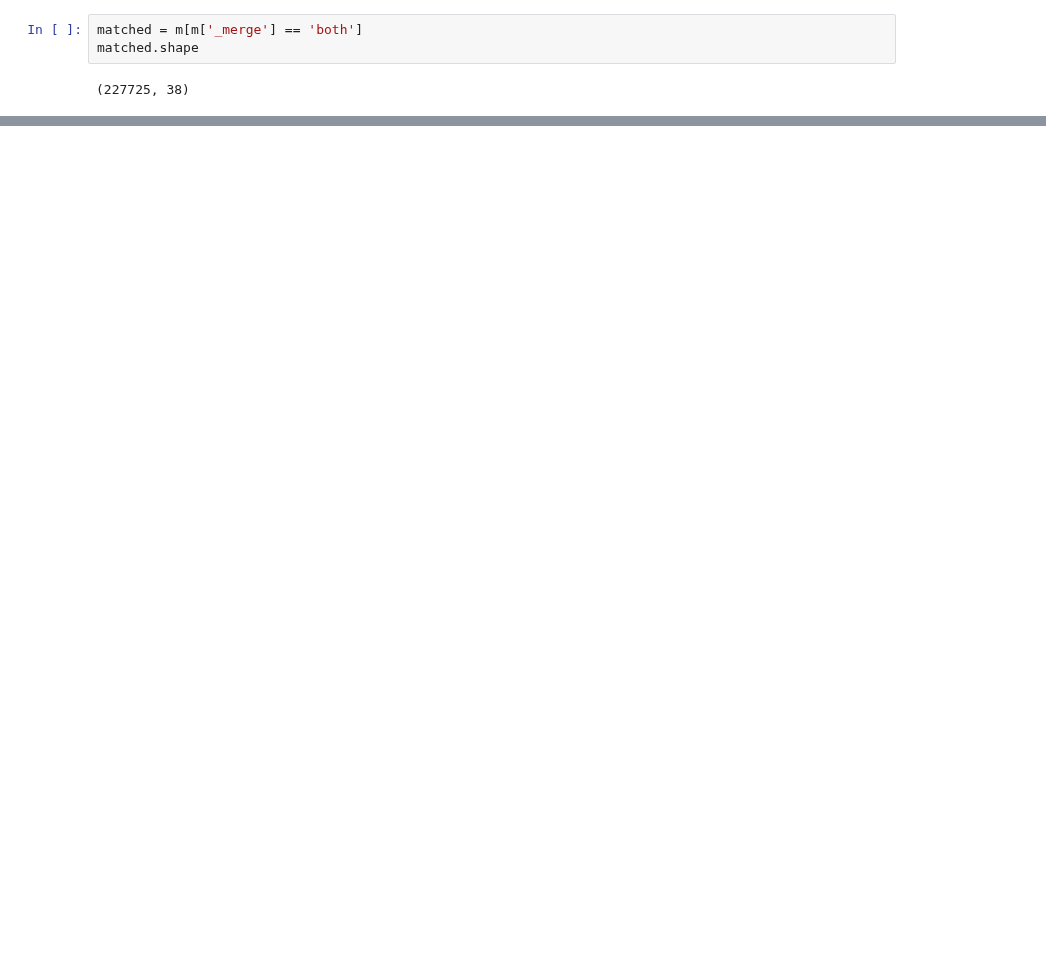
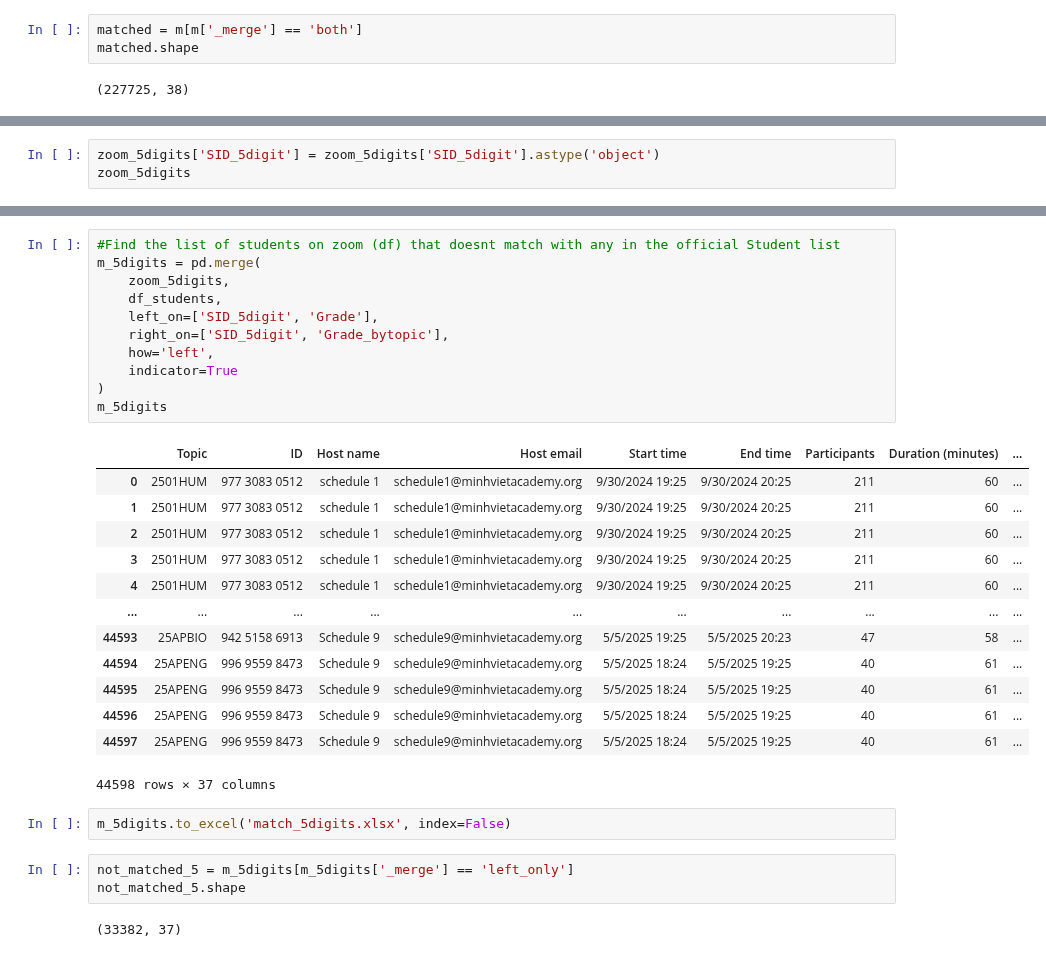
Before and after one commit to tthvan/Customer-Retention-Analysis, a Jupyter notebook: clean_merge.ipynb, the cells around one changed output, grey strips where cells are left out. Drawn from its saved outputs; the diff is of its cells as text; blank space fills up the shorter version.

```diff
--- a/clean_merge.ipynb
+++ b/clean_merge.ipynb
@@ -169,0 +213,3 @@ matched.shape
+# %%
+zoom_5digits['SID_5digit'] = zoom_5digits['SID_5digit'].astype('object')
+zoom_5digits
@@ -169,0 +234,32 @@ matched.shape
+# %%
+#Find the list of students on zoom (df) that doesnt match with any in the official Student list
+m_5digits = pd.merge(
+    zoom_5digits,
+    df_students,
+    left_on=['SID_5digit', 'Grade'],
+    right_on=['SID_5digit', 'Grade_bytopic'],
+    how='left',
+    indicator=True
+)
+m_5digits
+# %% [output]
+|  | Topic | ID | Host name | Host email | Start time | End time | Participants | Duration (minutes) | ... |
+| 0 | 2501HUM | 977 3083 0512 | schedule 1 | schedule1@minhvietacademy.org | 9/30/2024 19:25 | 9/30/2024 20:25 | 211 | 60 | ... |
+| 1 | 2501HUM | 977 3083 0512 | schedule 1 | schedule1@minhvietacademy.org | 9/30/2024 19:25 | 9/30/2024 20:25 | 211 | 60 | ... |
+| 2 | 2501HUM | 977 3083 0512 | schedule 1 | schedule1@minhvietacademy.org | 9/30/2024 19:25 | 9/30/2024 20:25 | 211 | 60 | ... |
+| 3 | 2501HUM | 977 3083 0512 | schedule 1 | schedule1@minhvietacademy.org | 9/30/2024 19:25 | 9/30/2024 20:25 | 211 | 60 | ... |
+| 4 | 2501HUM | 977 3083 0512 | schedule 1 | schedule1@minhvietacademy.org | 9/30/2024 19:25 | 9/30/2024 20:25 | 211 | 60 | ... |
+| ... | ... | ... | ... | ... | ... | ... | ... | ... | ... |
+| 44593 | 25APBIO | 942 5158 6913 | Schedule 9 | schedule9@minhvietacademy.org | 5/5/2025 19:25 | 5/5/2025 20:23 | 47 | 58 | ... |
+| 44594 | 25APENG | 996 9559 8473 | Schedule 9 | schedule9@minhvietacademy.org | 5/5/2025 18:24 | 5/5/2025 19:25 | 40 | 61 | ... |
+| 44595 | 25APENG | 996 9559 8473 | Schedule 9 | schedule9@minhvietacademy.org | 5/5/2025 18:24 | 5/5/2025 19:25 | 40 | 61 | ... |
+| 44596 | 25APENG | 996 9559 8473 | Schedule 9 | schedule9@minhvietacademy.org | 5/5/2025 18:24 | 5/5/2025 19:25 | 40 | 61 | ... |
+| 44597 | 25APENG | 996 9559 8473 | Schedule 9 | schedule9@minhvietacademy.org | 5/5/2025 18:24 | 5/5/2025 19:25 | 40 | 61 | ... |
+44598 rows × 37 columns
+# %%
+m_5digits.to_excel('match_5digits.xlsx', index=False)
+# %%
+not_matched_5 = m_5digits[m_5digits['_merge'] == 'left_only']
+not_matched_5.shape
+# %% [output]
+(33382, 37)
```
Also changed, not shown: parts of 10 cells of this notebook, 4 other files.
